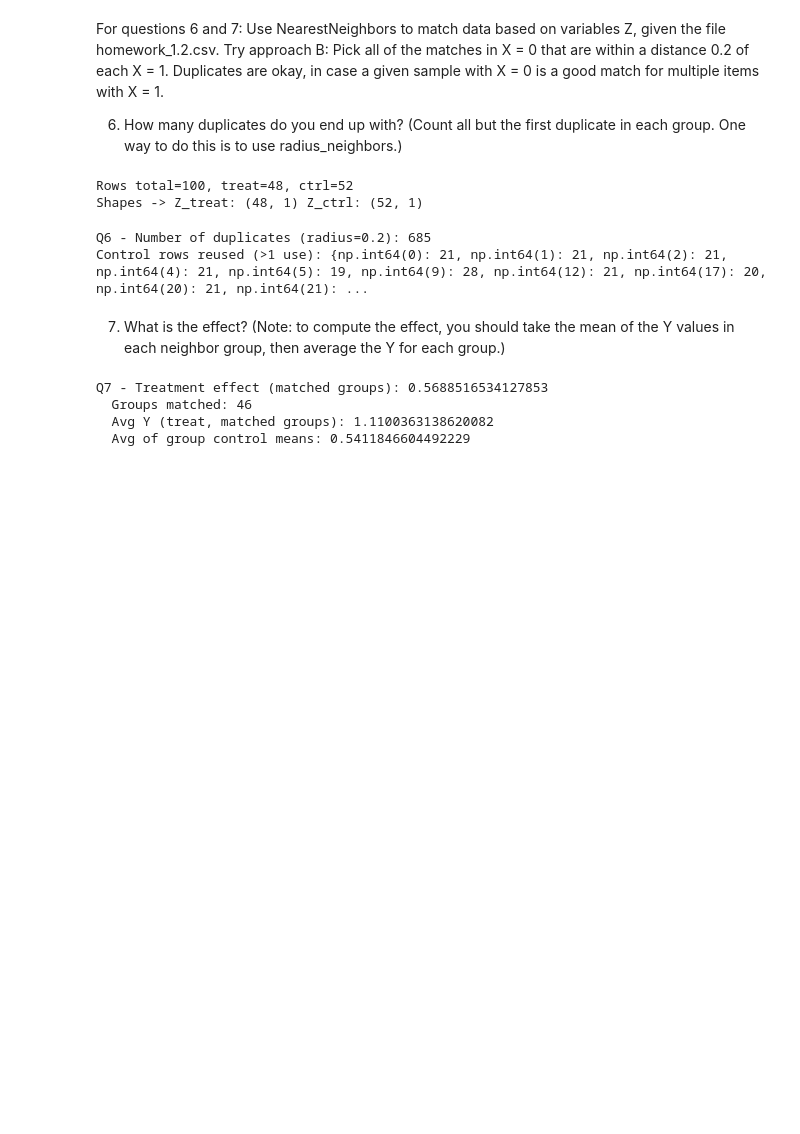
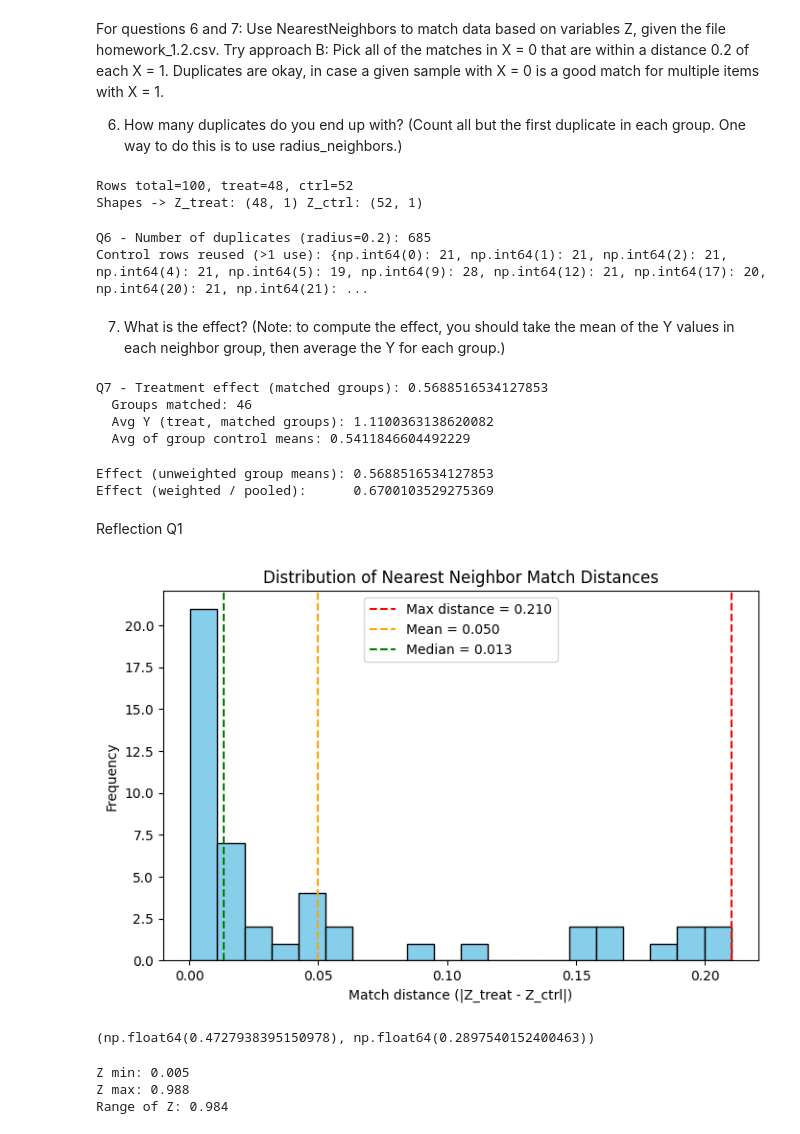
Before and after one commit to rain-dimen/Mod-7-Experimental-Design-and-Causality_Quiz_Week1, a Jupyter notebook: Week 1 Quiz.ipynb, the cells around one changed output. Cells and saved outputs as stored; diff of their text form; code cells hidden in the pictures; blank space fills up the shorter version.

Commit message:
reflection

```diff
--- a/Week 1 Quiz.ipynb
+++ b/Week 1 Quiz.ipynb
@@ -338,3 +338,67 @@ Q7 - Treatment effect (matched groups): 0.5688516534127853
   Groups matched: 46
   Avg Y (treat, matched groups): 1.1100363138620082
   Avg of group control means: 0.5411846604492229
+# %%
+import numpy as np
+
+# assumes you already have: treat, ctrl, idx_lists (neighbors within radius)
+
+# Unweighted (your method)
+group_ctrl_means = [ctrl.iloc[inds]["Y"].mean() for inds in idx_lists if len(inds) > 0]
+matched_treat_Y  = [treat.iloc[i]["Y"]          for i, inds in enumerate(idx_lists) if len(inds) > 0]
+effect_unweighted = np.mean(matched_treat_Y) - np.mean(group_ctrl_means)
+print("Effect (unweighted group means):", effect_unweighted)
+
+# Weighted (pooled across all matched controls)
+pooled_ctrl = np.concatenate([ctrl.iloc[inds]["Y"].values for inds in idx_lists if len(inds) > 0])
+effect_weighted = np.mean(matched_treat_Y) - np.mean(pooled_ctrl)
+print("Effect (weighted / pooled):     ", effect_weighted)
+# %% [output]
+Effect (unweighted group means): 0.5688516534127853
+Effect (weighted / pooled):      0.6700103529275369
+# %% [markdown]
+Reflection Q1
+# %%
+import matplotlib.pyplot as plt
+import numpy as np
+
+# Assuming you already have distances from:
+# distances, indices = nn.kneighbors(Z_treat)
+
+# Flatten distances into a 1D array
+match_distances = distances.flatten()
+
+# Calculate key stats
+max_dist = match_distances.max()
+mean_dist = match_distances.mean()
+median_dist = np.median(match_distances)
+
+# Plot histogram
+plt.figure(figsize=(8, 5))
+plt.hist(match_distances, bins=20, color='skyblue', edgecolor='black')
+plt.axvline(max_dist, color='red', linestyle='--', label=f'Max distance = {max_dist:.3f}')
+plt.axvline(mean_dist, color='orange', linestyle='--', label=f'Mean = {mean_dist:.3f}')
+plt.axvline(median_dist, color='green', linestyle='--', label=f'Median = {median_dist:.3f}')
+plt.xlabel("Match distance (|Z_treat - Z_ctrl|)")
+plt.ylabel("Frequency")
+plt.title("Distribution of Nearest Neighbor Match Distances")
+plt.legend()
+plt.show()
+# %% [output]
+[figure, added]
+# %%
+df2["Z"].mean(), df2["Z"].std()
+# %% [output]
+(np.float64(0.4727938395150978), np.float64(0.2897540152400463))
+# %%
+z_min = df2["Z"].min()
+z_max = df2["Z"].max()
+z_range = z_max - z_min
+
+print(f"Z min: {z_min:.3f}")
+print(f"Z max: {z_max:.3f}")
+print(f"Range of Z: {z_range:.3f}")
+# %% [output]
+Z min: 0.005
+Z max: 0.988
+Range of Z: 0.984
```
Also changed, not shown: parts of 6 cells of this notebook.
